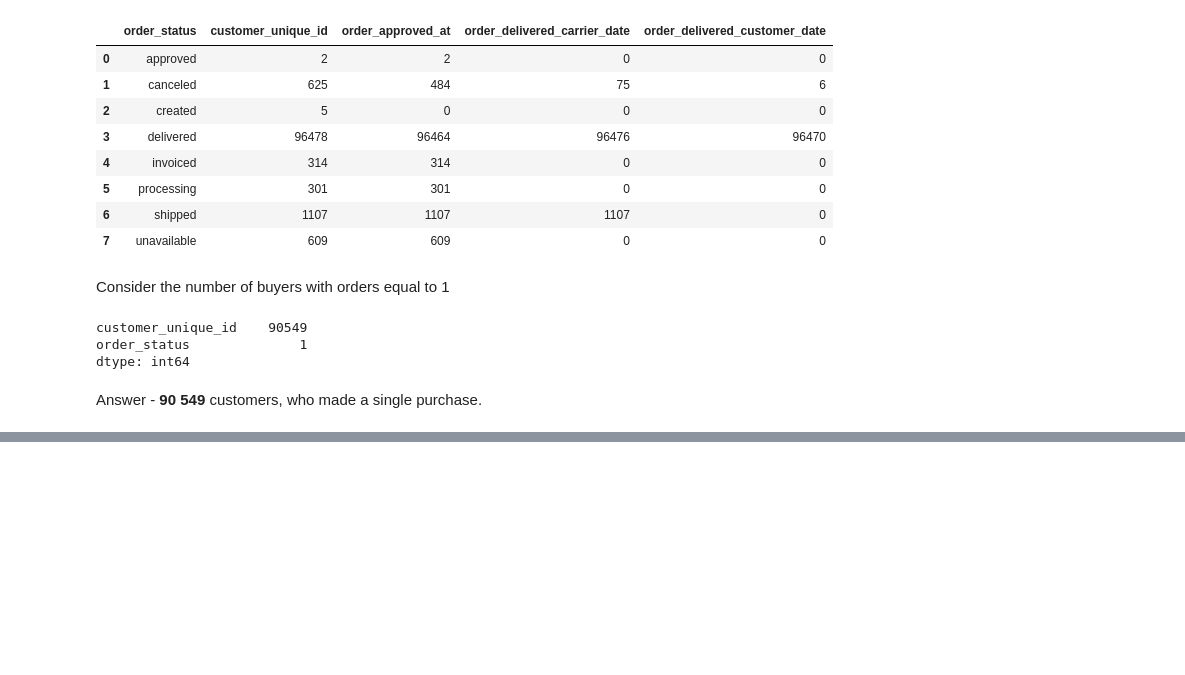
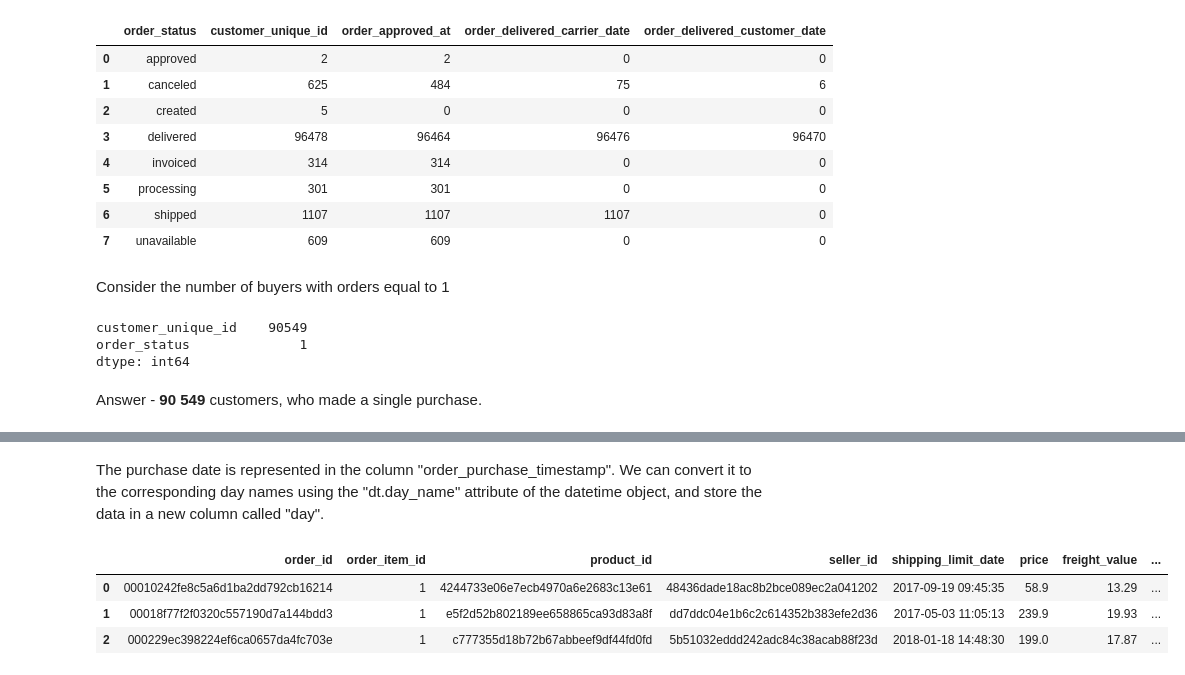
Before and after one commit to agolovini/data_analytics_kc_projects, a Jupyter notebook: _ecommerce_project_rfm_cohort/project_ecommerce_rfm_cohort.ipynb, the cells around one changed output, grey strips where cells are left out. Cells and saved outputs as stored; diff of their text form; code cells hidden in the pictures; blank space fills up the shorter version.

```diff
--- a/_ecommerce_project_rfm_cohort/project_ecommerce_rfm_cohort.ipynb
+++ b/_ecommerce_project_rfm_cohort/project_ecommerce_rfm_cohort.ipynb
@@ -276,0 +362,10 @@ Answer - **90 549** customers, who made a single purchase.
+# %% [markdown]
+The purchase date is represented in the column "order_purchase_timestamp". We can convert it to the corresponding day names using the "dt.day_name" attribute of the datetime object, and store the data in a new column called "day".
+# %%
+orders_items['day'] = orders_items['order_purchase_timestamp'].dt.day_name()
+orders_items.head(3)
+# %% [output]
+|  | order_id | order_item_id | product_id | seller_id | shipping_limit_date | price | freight_value | ... |
+| 0 | 00010242fe8c5a6d1ba2dd792cb16214 | 1 | 4244733e06e7ecb4970a6e2683c13e61 | 48436dade18ac8b2bce089ec2a041202 | 2017-09-19 09:45:35 | 58.9 | 13.29 | ... |
+| 1 | 00018f77f2f0320c557190d7a144bdd3 | 1 | e5f2d52b802189ee658865ca93d83a8f | dd7ddc04e1b6c2c614352b383efe2d36 | 2017-05-03 11:05:13 | 239.9 | 19.93 | ... |
+| 2 | 000229ec398224ef6ca0657da4fc703e | 1 | c777355d18b72b67abbeef9df44fd0fd | 5b51032eddd242adc84c38acab88f23d | 2018-01-18 14:48:30 | 199.0 | 17.87 | ... |
```
Also changed, not shown: parts of 24 cells of this notebook.
